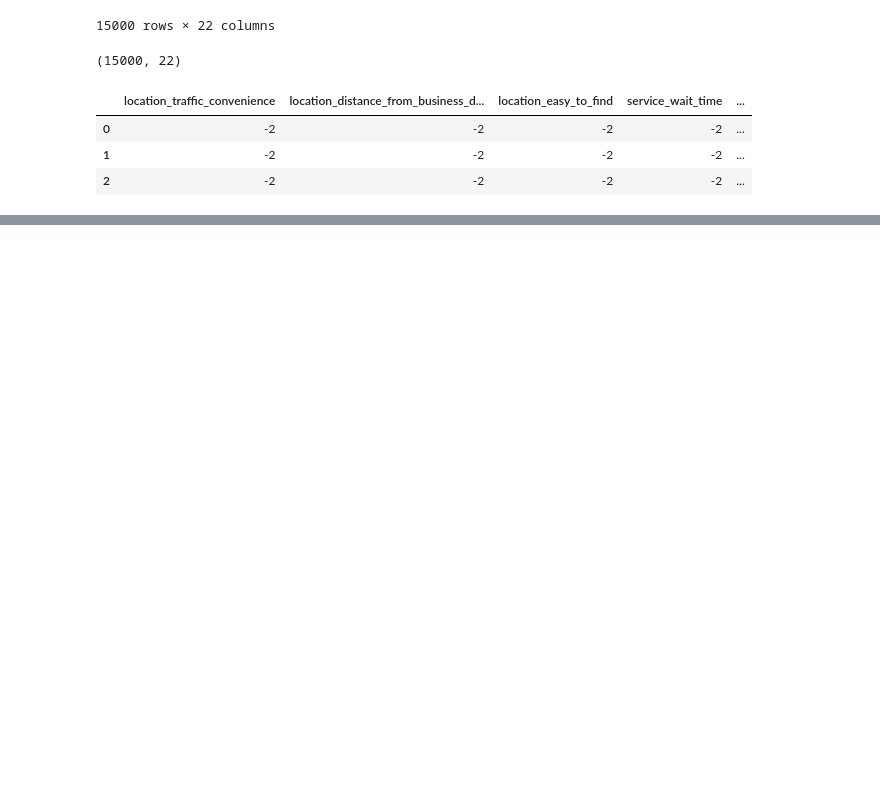
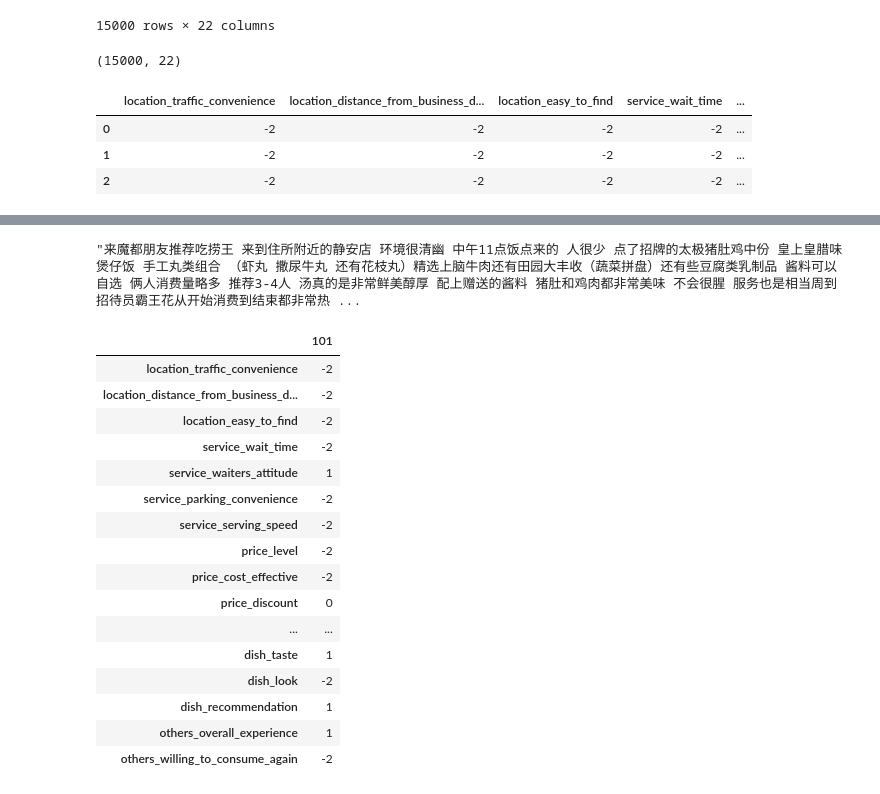
Before and after one commit to zlxy9892/AI-Challenge-2018, a Jupyter notebook: code/data_explore.ipynb, the cells around one changed output, grey strips where cells are left out. Cells and saved outputs as stored; diff of their text form; code cells hidden in the pictures; blank space fills up the shorter version.

```diff
--- a/code/data_explore.ipynb
+++ b/code/data_explore.ipynb
@@ -115,0 +205,2 @@ df_testa_pred[df_testa_pred.columns[2:]][0:3]
+# %%
+df_testa_pred = pd.read_csv('./data/df_testa_pred.csv')
@@ -115,0 +235,26 @@ df_testa_pred[df_testa_pred.columns[2:]][0:3]
+# %%
+idx = 101
+# %%
+print(df_testa_pred['content'].iloc[idx])
+# %% [output]
+"来魔都朋友推荐吃捞王 来到住所附近的静安店 环境很清幽 中午11点饭点来的 人很少 点了招牌的太极猪肚鸡中份 皇上皇腊味煲仔饭 手工丸类组合 （虾丸 撒尿牛丸 还有花枝丸）精选上脑牛肉还有田园大丰收（蔬菜拼盘）还有些豆腐类乳制品 酱料可以自选 俩人消费量略多 推荐3-4人 汤真的是非常鲜美醇厚 配上赠送的酱料 猪肚和鸡肉都非常美味 不会很腥 服务也是相当周到 招待员霸王花从开始消费到结束都非常热 ...
+# %%
+pd.DataFrame(df_testa_pred.iloc[idx, 2:])
+# %% [output]
+|  | 101 |
+| location_traffic_convenience | -2 |
+| location_distance_from_business_d... | -2 |
+| location_easy_to_find | -2 |
+| service_wait_time | -2 |
+| service_waiters_attitude | 1 |
+| service_parking_convenience | -2 |
+| service_serving_speed | -2 |
+| price_level | -2 |
+| price_cost_effective | -2 |
+| price_discount | 0 |
+| ... | ... |
+| dish_taste | 1 |
+| dish_look | -2 |
+| dish_recommendation | 1 |
+| others_overall_experience | 1 |
+| others_willing_to_consume_again | -2 |
```
Also changed, not shown: parts of 13 cells of this notebook, 5 other files.
